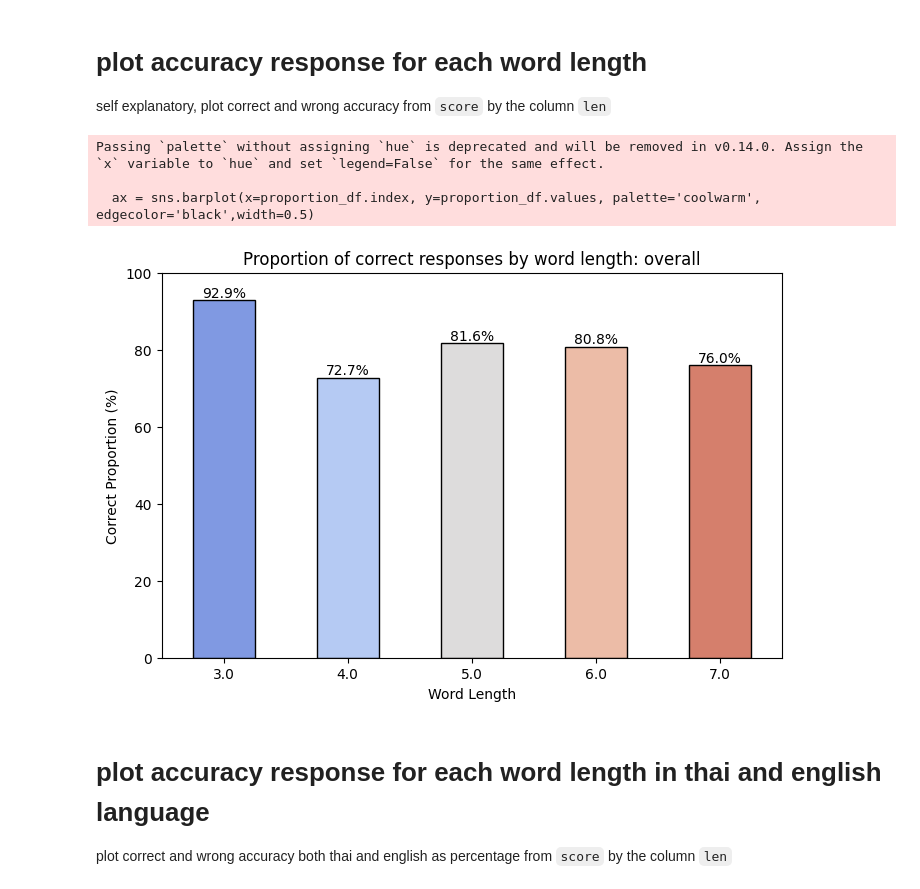
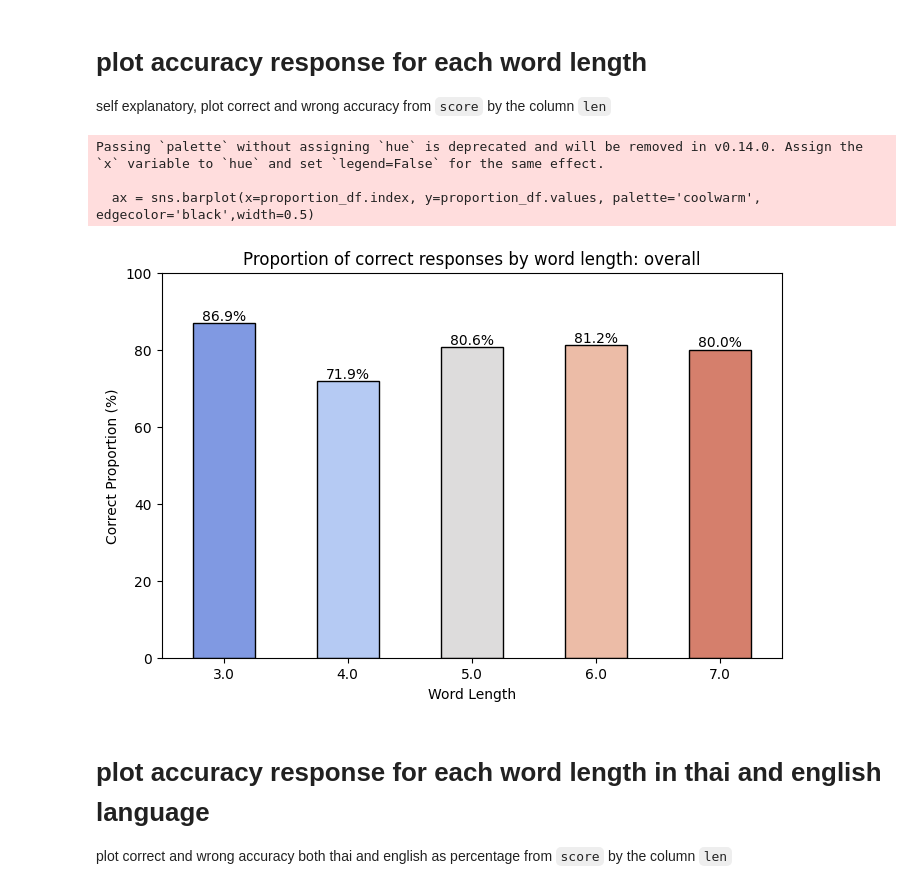
Before and after one commit to Plausma/Dyslexia, a Jupyter notebook: analysis for task 3rd.ipynb, the cells around one changed output. Drawn from its saved outputs; the diff is of its cells as text; code cells hidden in the pictures.

```diff
--- a/analysis for task 3rd.ipynb
+++ b/analysis for task 3rd.ipynb
@@ -76,7 +76,7 @@ def III_wordload_len_learnt(cutdf):
 # %%
 III_wordload_len_learnt(imgorden)
 III_wordload_len_learnt(imgordth)
-III_wordload_len_learnt(imgordall)
+imgordall = pd.concat([imgordth,imgorden], ignore_index=True)
 # %% [output]
 english language experiemnt loaded
 thai language experiemnt loaded
@@ -220,12 +223,12 @@ def III_plot_correct_accuracy(df, dir, title="Proportion of Correct Responses by
 
     plt.savefig(dir)
 # %%
-III_plot_correct_accuracy(imgordall,"./figure/III-percent by len all.png", "Proportion of correct responses by word length: overall")
+III_plot_correct_accuracy(imgordall,f"./figure/{username} III percent by len all.png", "Proportion of correct responses by word length: overall")
 # %% [output]
 Passing `palette` without assigning `hue` is deprecated and will be removed in v0.14.0. Assign the `x` variable to `hue` and set `legend=False` for the same effect.
 
   ax = sns.barplot(x=proportion_df.index, y=proportion_df.values, palette='coolwarm', edgecolor='black',width=0.5)
-[figure, old version]
+[figure, new version]
 # %% [markdown]
 # plot accuracy response for each word length in thai and english language
  plot correct and wrong accuracy both thai and english as percentage from `score` by the column `len`
```
Also changed, not shown: parts of 16 cells of this notebook, 34 other files.
